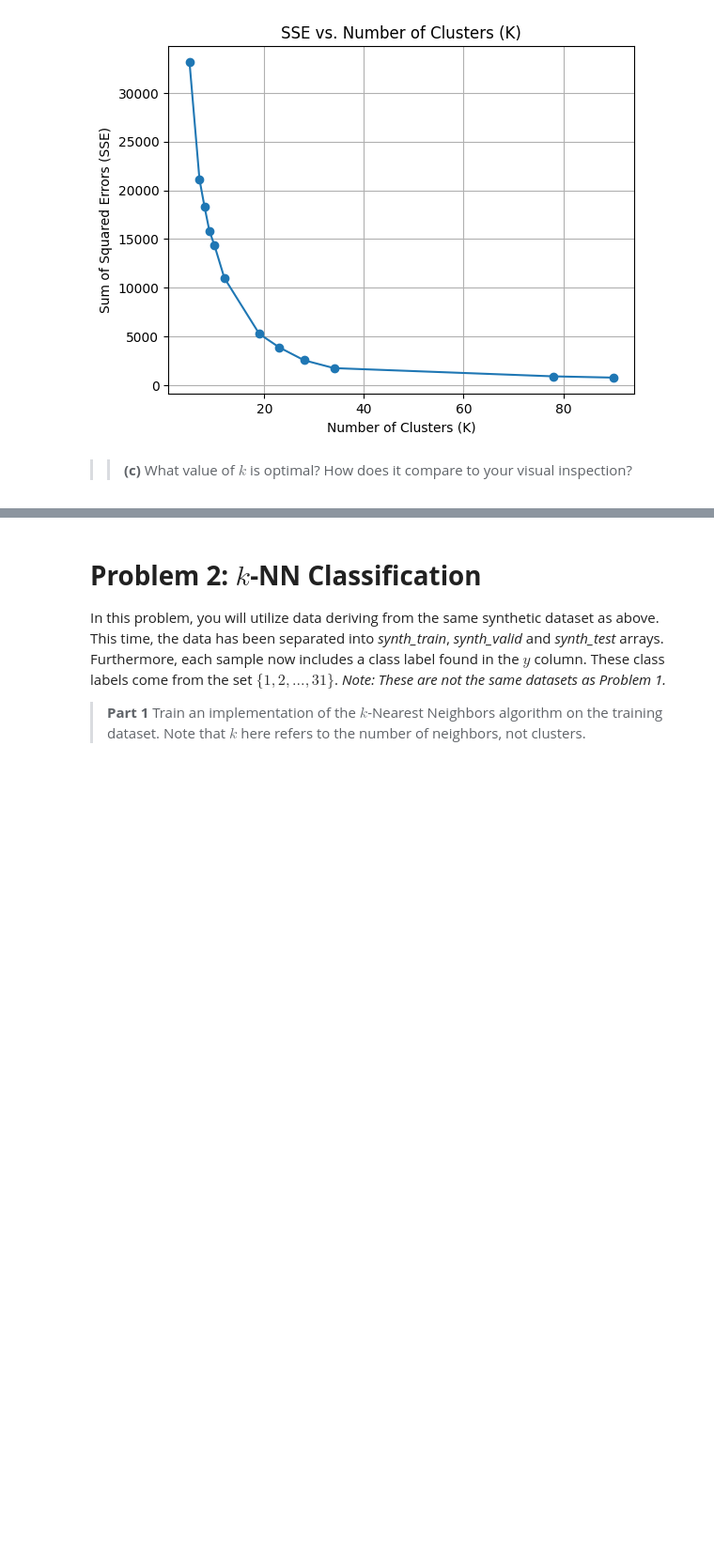
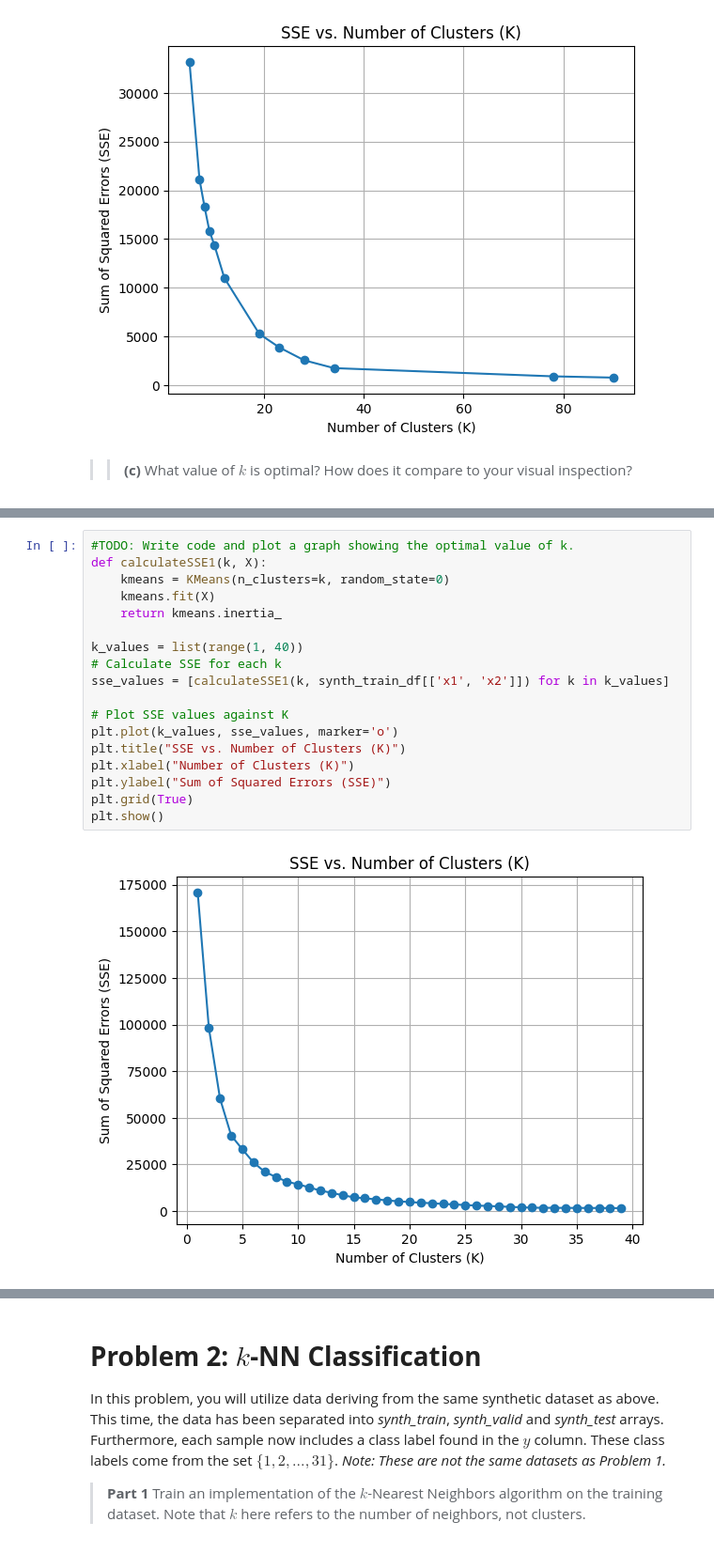
Before and after one commit to ebunalabiTH/assignment_2_Fall2023-ebunolwua-alabi, a Jupyter notebook: EA_assignment_2_Fall2023.ipynb, the cells around one changed output, grey strips where cells are left out. Shown at 94% size. Saved outputs shown, nothing was run; the diff lists cells and outputs as text; blank space fills up the shorter version.

```diff
--- a/EA_assignment_2_Fall2023.ipynb
+++ b/EA_assignment_2_Fall2023.ipynb
@@ -252,0 +213,20 @@ Optimal value of k (Elbow Point): 10
+# %%
+#TODO: Write code and plot a graph showing the optimal value of k.
+def calculateSSE1(k, X):
+    kmeans = KMeans(n_clusters=k, random_state=0)
+    kmeans.fit(X)
+    return kmeans.inertia_
+
+k_values = list(range(1, 40))
+# Calculate SSE for each k
+sse_values = [calculateSSE1(k, synth_train_df[['x1', 'x2']]) for k in k_values]
+
+# Plot SSE values against K
+plt.plot(k_values, sse_values, marker='o')
+plt.title("SSE vs. Number of Clusters (K)")
+plt.xlabel("Number of Clusters (K)")
+plt.ylabel("Sum of Squared Errors (SSE)")
+plt.grid(True)
+plt.show()
+# %% [output]
+[figure, added]
```
Also changed, not shown: parts of 3 cells of this notebook.
